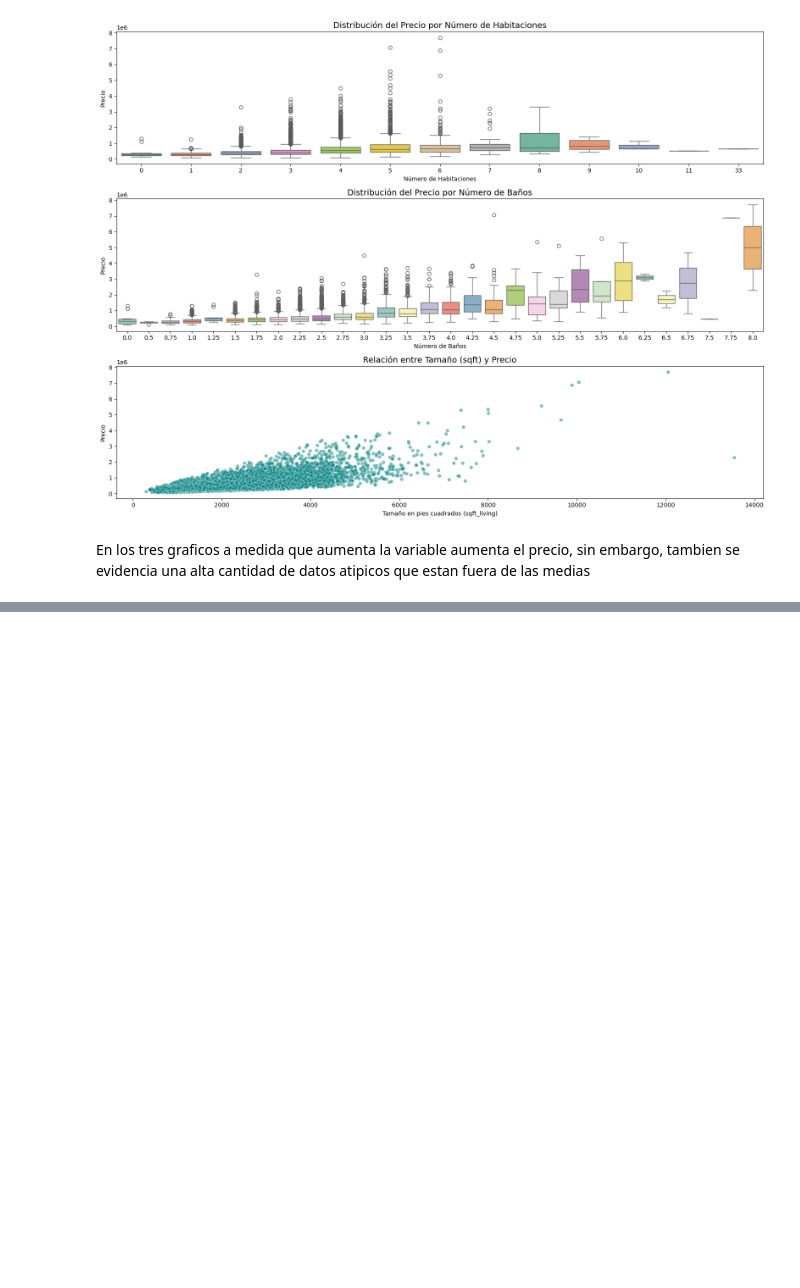
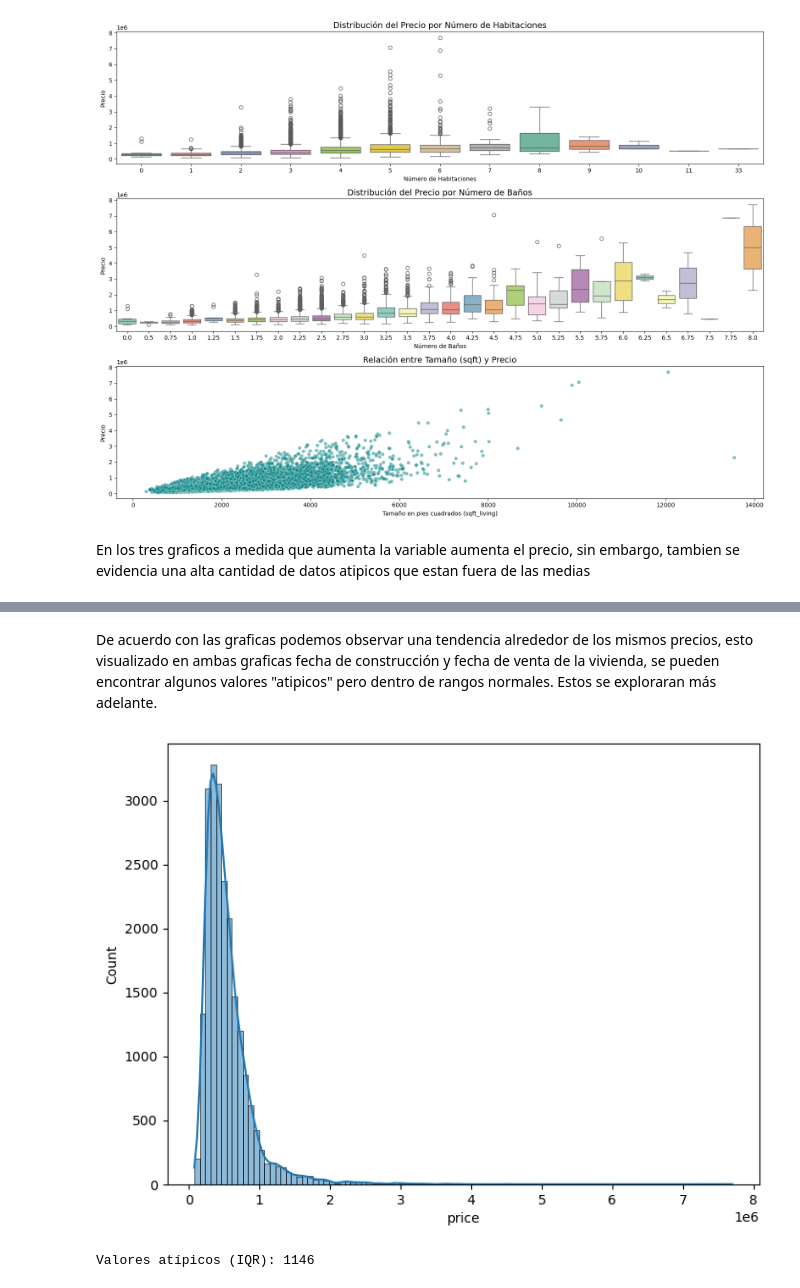
Before and after one commit to Nikolas-1/MLDS6, a Jupyter notebook: scripts/eda/EDA.ipynb, the cells around one changed output, grey strips where cells are left out. Saved outputs shown, nothing was run; the diff lists cells and outputs as text; code cells hidden in the pictures; blank space fills up the shorter version.

```diff
--- a/scripts/eda/EDA.ipynb
+++ b/scripts/eda/EDA.ipynb
@@ -138,0 +138,21 @@ plt.show()
+# %% [markdown]
+De acuerdo con las graficas podemos observar una tendencia alrededor de los mismos precios, esto visualizado en ambas graficas fecha de construcción y fecha de venta de la vivienda, se pueden encontrar algunos valores "atipicos" pero dentro de rangos normales. Estos se exploraran más adelante.
+# %%
+plt.figure(figsize=(8, 6))
+sns.histplot(x=house_df['price'], bins = 100, kde=True);
+plt.show()
+# %% [output]
+[figure, added]
+# %%
+Q1 = house_df['price'].quantile(0.25)
+Q3 = house_df['price'].quantile(0.75)
+IQR = Q3 - Q1
+
+lower_bound = Q1 - 1.5 * IQR
+upper_bound = Q3 + 1.5 * IQR
+
+outliers_iqr = house_df[(house_df['price'] < lower_bound) | (house_df['price'] > upper_bound)]
+
+print(f"Valores atípicos (IQR): {len(outliers_iqr)}")
+# %% [output]
+Valores atípicos (IQR): 1146
```
Also changed, not shown: parts of 8 cells of this notebook, 5 other files.
